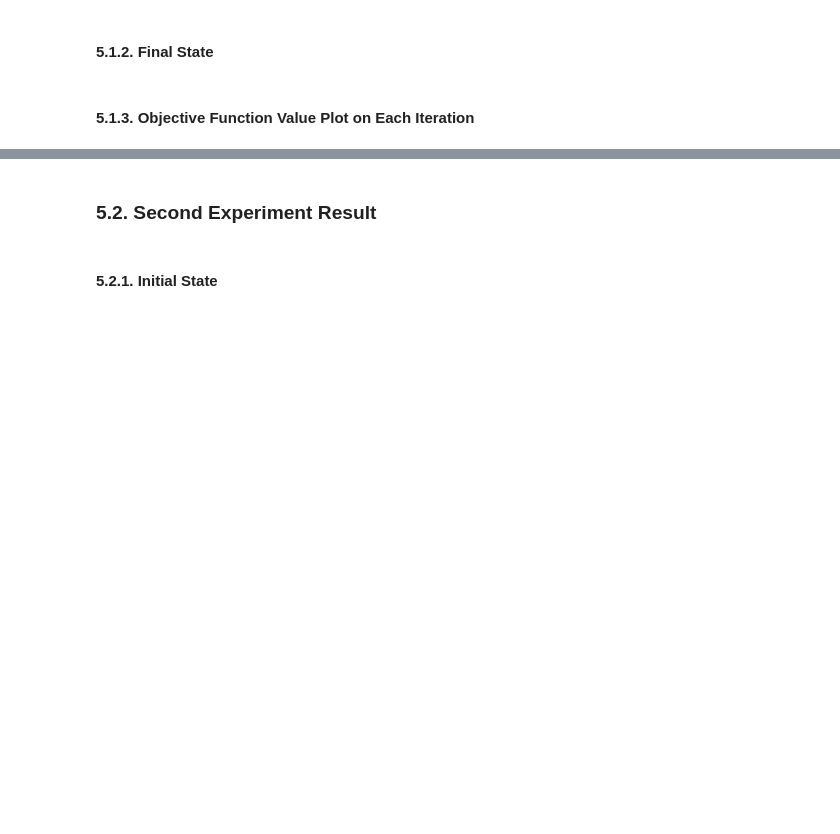
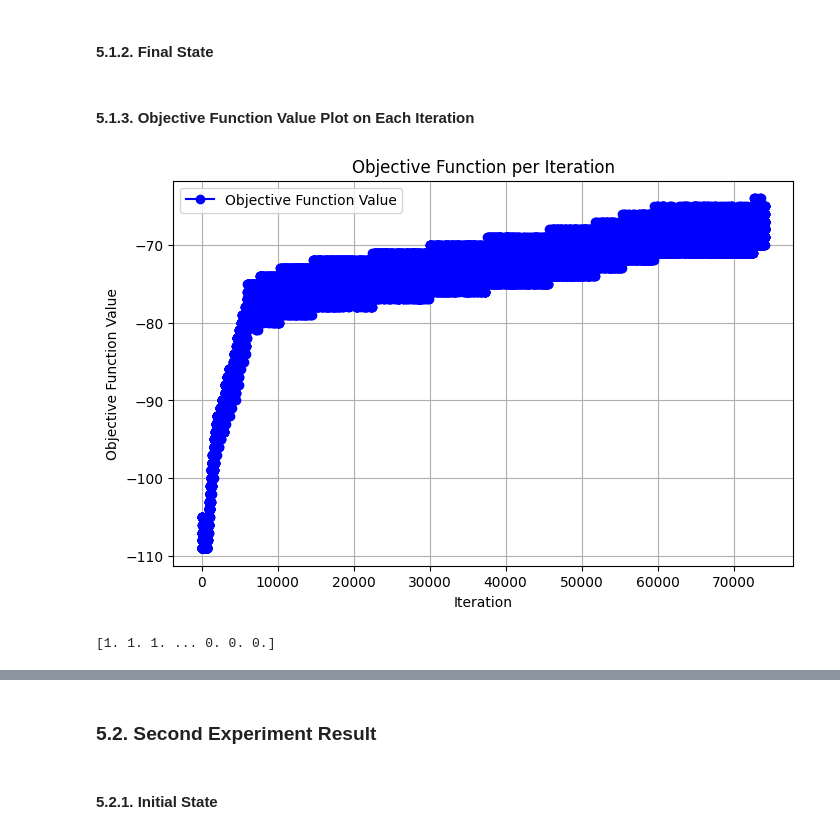
Before and after one commit to Zechtro/Tubes1_AI, a Jupyter notebook: src/Main.ipynb, the cells around one changed output, grey strips where cells are left out. Saved outputs shown, nothing was run; the diff lists cells and outputs as text; code cells hidden in the pictures; blank space fills up the shorter version.

```diff
--- a/src/Main.ipynb
+++ b/src/Main.ipynb
@@ -247,6 +265,27 @@ displayPlotValuePerIteration(values_each_experiment[2])
 ## 5. Simulated Annealing
 # %% [markdown]
 ### 5.0. Program
+# %%
+from SimulatedAnnealing import SimulatedAnnealing
+param_initial_T = 500
+param_cooling_rate = 0.8
+exec_time_each_experiment = []
+cubes_each_experiment = []
+values_each_experiment = []
+iteration_each_experiment = []
+e_probs_each_experiment = [] # nilai e^(deltaE/T) per iterasi tiap percobaan
+count_stuck_each_experiment = []
+for cube in init_cubes:
+    start_time = time.perf_counter()
+    cubes, values, count_iter, e_probs, count_stuck = SimulatedAnnealing(cube, param_initial_T, param_cooling_rate)
+    end_time = time.perf_counter()
+    exec_time_each_experiment.append(end_time-start_time)
+
+    cubes_each_experiment.append(cubes)
+    values_each_experiment.append(values)
+    iteration_each_experiment.append(count_iter)
+    e_probs_each_experiment.append(e_probs)
+    count_stuck_each_experiment.append(count_stuck)
 # %% [markdown]
 ### 5.1. First Experiment Result
 # %% [markdown]
@@ -255,3 +294,12 @@ displayPlotValuePerIteration(values_each_experiment[2])
 #### 5.1.2. Final State
 # %% [markdown]
 #### 5.1.3. Objective Function Value Plot on Each Iteration
+# %%
+displayPlotValuePerIteration(values_each_experiment[0])
+# %% [output]
+[figure, added]
+# %%
+keys = np.array(list(e_probs_each_experiment[1].values()))
+print(keys)
+# %% [output]
+[1. 1. 1. ... 0. 0. 0.]
```
Also changed, not shown: parts of 3 cells of this notebook, 1 other file.
